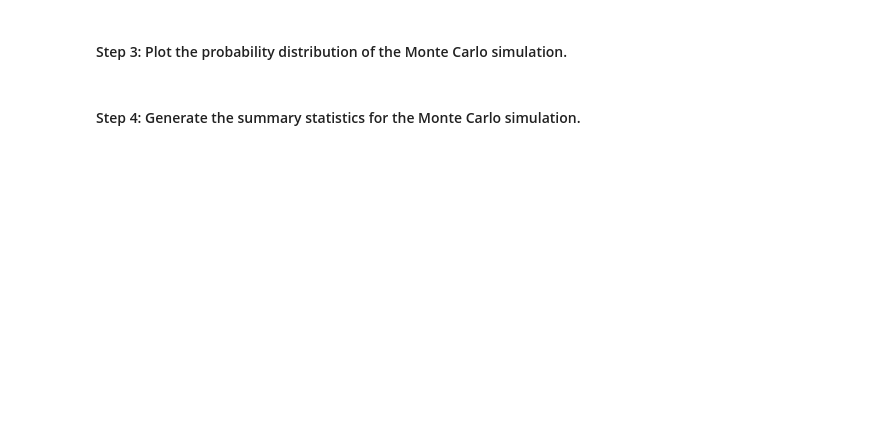
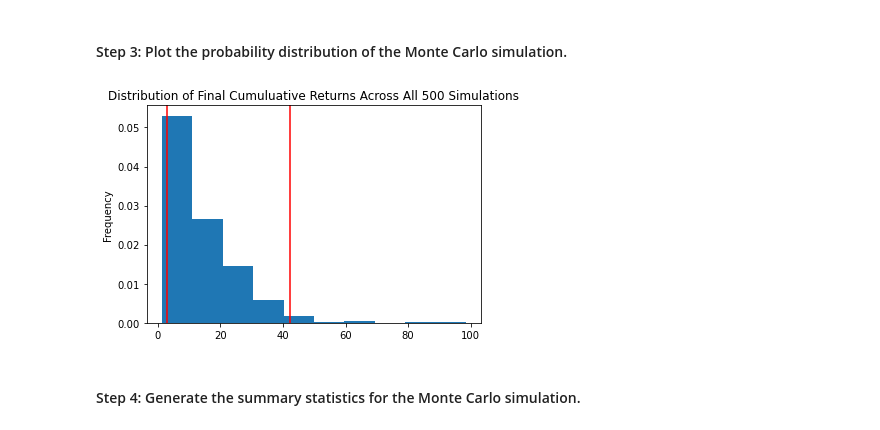
Before and after one commit to jkang1990amg/Challenge_5_Financial_Planner, a Jupyter notebook: Financial_Planner/financial_planning_tools.ipynb, the cells around one changed output. Saved outputs shown, nothing was run; the diff lists cells and outputs as text; code cells hidden in the pictures; blank space fills up the shorter version.

```diff
--- a/Financial_Planner/financial_planning_tools.ipynb
+++ b/Financial_Planner/financial_planning_tools.ipynb
@@ -460,7 +522,9 @@ In this section, you’ll use the MCForecastTools library to create a Monte Carl
 # %%
 # Visualize the probability distribution of the 30-year Monte Carlo simulation
 # by plotting a histogram
-# YOUR CODE HERE
+MC_thirty_year_SPY_AGG_data_dist_plot = MC_thirty_year_SPY_AGG_data.plot_distribution()
+# %% [output]
+[figure, added]
 # %% [markdown]
 #### Step 4: Generate the summary statistics for the Monte Carlo simulation.
 # %%
```
Also changed, not shown: parts of 36 cells of this notebook.
